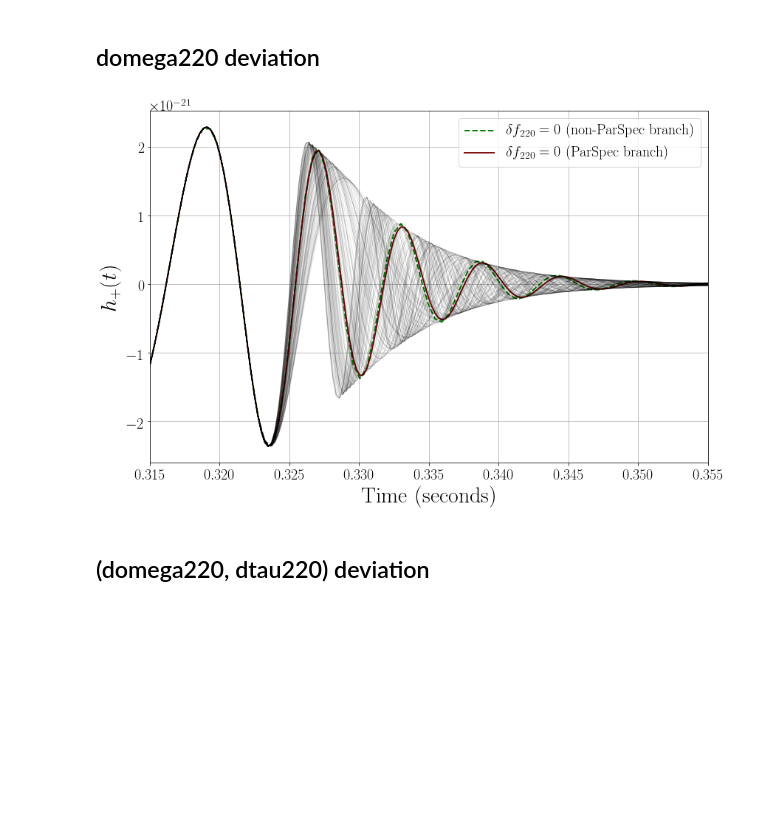
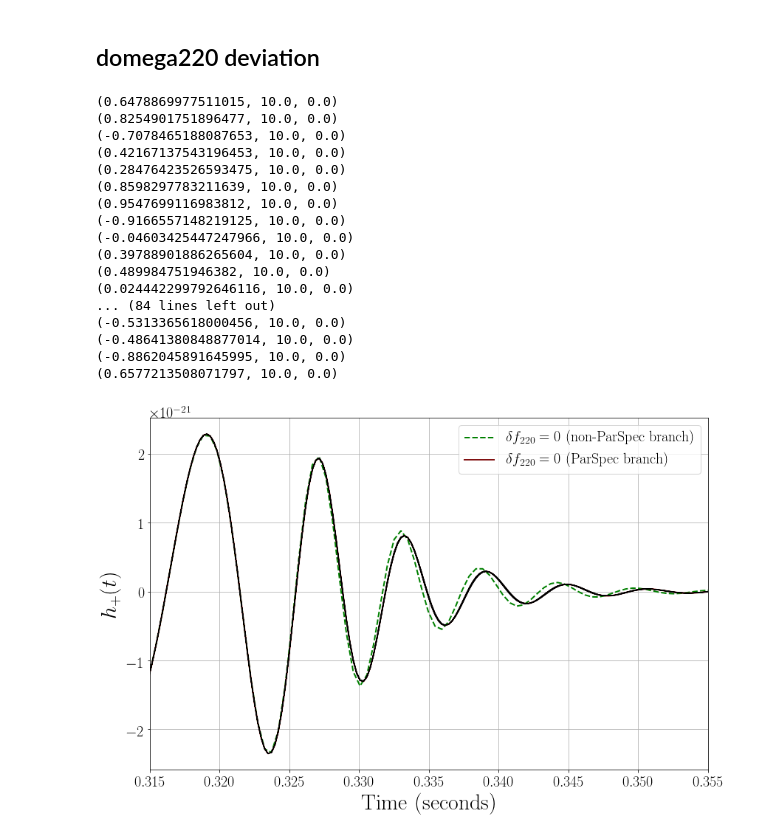
Before and after one commit to abhirup-ghosh/spinqnm, a Jupyter notebook: notebooks/generate_parspec_waveforms.ipynb, the cells around one changed output. Saved outputs shown, nothing was run; the diff lists cells and outputs as text; code cells hidden in the pictures; blank space fills up the shorter version.

```diff
--- a/notebooks/generate_parspec_waveforms.ipynb
+++ b/notebooks/generate_parspec_waveforms.ipynb
@@ -21,38 +16,44 @@ m2 = 50.0*lal.MSUN_SI
 phi_c = 0.
 f_start22 = 20. #Frequency of the 22 mode at which the signal starts
 distance = 500e6*lal.PC_SI
+z = 0.01
 spin1_z = 0.00346990177835
 spin2_z =  0.0440040414498
 inclination = 153.95
 deltaT = 1./4096.
-domega220, dtau220 = 0.5, 0.
+domega220, dtau220 = 0., 0.
 domega210, dtau210 = 0., 0.
 domega330, dtau330 = 0., 0.
 domega440, dtau440 = 0., 0.
 domega550, dtau550 = 0., 0.
+alphaNGR = 10.
+pNGR = 2.
 # %% [markdown]
 ## domega220 deviation
 # %%
 fig = plt.figure(figsize=(12,8))
 ax = fig.add_subplot(111)
 
-tnps, hpnps, hcnps = np.genfromtxt("./nonparspec_data.dat", unpack=True)
+# plotting pSEOB (non-parspec) data
+tnps, hpnps, hcnps = np.genfromtxt("../data/parspec_testing/pSEOB.dat", unpack=True)
 ax.plot(tnps, hpnps, color='g', lw=2.0, ls='dashed', label='$\delta f_{220} = 0$ (non-ParSpec branch)')
 
 # plotting no deviation waveform
 domega220 = 0.
 
 paramdict = lal.CreateDict()
-lalsimulation.SimInspiralWaveformParamsInsertDOmega220(paramdict, domega220)
-lalsimulation.SimInspiralWaveformParamsInsertDTau220(paramdict, dtau220)
-lalsimulation.SimInspiralWaveformParamsInsertDOmega210(paramdict, domega210)
-lalsimulation.SimInspiralWaveformParamsInsertDTau210(paramdict, dtau210)
-lalsimulation.SimInspiralWaveformParamsInsertDOmega330(paramdict, domega330)
-lalsimulation.SimInspiralWaveformParamsInsertDTau330(paramdict, dtau330)
-lalsimulation.SimInspiralWaveformParamsInsertDOmega440(paramdict, domega440)
-lalsimulation.SimInspiralWaveformParamsInsertDTau440(paramdict, dtau440)
-lalsimulation.SimInspiralWaveformParamsInsertDOmega550(paramdict, domega550)
-lalsimulation.SimInspiralWaveformParamsInsertDTau550(paramdict, dtau550)
+lalsimulation.SimInspiralWaveformParamsInsertDOmega220(paramdict, 0)
+lalsimulation.SimInspiralWaveformParamsInsertDTau220(paramdict, 0)
+lalsimulation.SimInspiralWaveformParamsInsertDOmega210(paramdict, 0)
+lalsimulation.SimInspiralWaveformParamsInsertDTau210(paramdict, 0)
+lalsimulation.SimInspiralWaveformParamsInsertDOmega330(paramdict, 0)
+lalsimulation.SimInspiralWaveformParamsInsertDTau330(paramdict, 0)
+lalsimulation.SimInspiralWaveformParamsInsertDOmega440(paramdict, 0)
+lalsimulation.SimInspiralWaveformParamsInsertDTau440(paramdict, 0)
+lalsimulation.SimInspiralWaveformParamsInsertDOmega550(paramdict, 0)
+lalsimulation.SimInspiralWaveformParamsInsertDTau550(paramdict, 0)
+lalsimulation.SimInspiralWaveformParamsInsertAlphaNGR(paramdict, 1)
+lalsimulation.SimInspiralWaveformParamsInsertPNGR(paramdict, 0)
 
 hp, hc =  lalsimulation.SimInspiralChooseTDWaveform(m1, m2,  0., 0., spin1_z, 0., 0., spin2_z, distance, inclination, phi_c, 0., 0., 0., deltaT, f_start22, f_start22, paramdict, lalsimulation.SEOBNRv4HM)
 h = hp.data.data - 1j*hc.data.data
@@ -67,39 +68,58 @@ ax.plot(time_array, hp.data.data, color='#811112', lw=2.0, label='$\delta f_{220
 for idx in range(100):
 
     domega220 = np.random.rand()*2. - 1.
+    print(domega220, alphaNGR, dtau220)
+    #alphaNGR = np.random.rand()*10000.
 
     paramdict = lal.CreateDict()
     lalsimulation.SimInspiralWaveformParamsInsertDOmega220(paramdict, domega220)
     lalsimulation.SimInspiralWaveformParamsInsertDTau220(paramdict, dtau220)
     lalsimulation.SimInspiralWaveformParamsInsertDOmega210(paramdict, domega210)
     lalsimulation.SimInspiralWaveformParamsInsertDTau210(paramdict, dtau210)
     lalsimulation.SimInspiralWaveformParamsInsertDOmega330(paramdict, domega330)
     lalsimulation.SimInspiralWaveformParamsInsertDTau330(paramdict, dtau330)
     lalsimulation.SimInspiralWaveformParamsInsertDOmega440(paramdict, domega440)
     lalsimulation.SimInspiralWaveformParamsInsertDTau440(paramdict, dtau440)
     lalsimulation.SimInspiralWaveformParamsInsertDOmega550(paramdict, domega550)
     lalsimulation.SimInspiralWaveformParamsInsertDTau550(paramdict, dtau550)
+    lalsimulation.SimInspiralWaveformParamsInsertAlphaNGR(paramdict, alphaNGR)
+    lalsimulation.SimInspiralWaveformParamsInsertPNGR(paramdict, pNGR)
 
     hp, hc =  lalsimulation.SimInspiralChooseTDWaveform(m1, m2,  0., 0., spin1_z, 0., 0., spin2_z, distance, inclination, phi_c, 0., 0., 0., deltaT, f_start22, f_start22, paramdict, lalsimulation.SEOBNRv4HM)
     h = hp.data.data - 1j*hc.data.data
     time_array = np.arange(0,len(h)*deltaT,deltaT)
 
     ampoft = np.abs(h)
     phioft = np.unwrap(np.angle(h))
     Foft = np.gradient(phioft)/np.gradient(time_array)/(2*np.pi)
 
     ax.plot(time_array, hp.data.data, color='k', lw=1.0, alpha=0.1)
 
 plt.xlabel('Time (seconds)')
 plt.ylabel('$h_+(t)$')
 
 plt.legend(loc='best', fontsize=20)
 plt.xlim([0.315, 0.355])
 plt.grid()
 #plt.show()
 plt.tight_layout()
-plt.savefig('../plots/parspec/waveform_domega220.png')
+#plt.savefig('../plots/parspec/waveform_domega220_general.png')
 # %% [output]
+(0.6478869977511015, 10.0, 0.0)
+(0.8254901751896477, 10.0, 0.0)
+(-0.7078465188087653, 10.0, 0.0)
+(0.42167137543196453, 10.0, 0.0)
+(0.28476423526593475, 10.0, 0.0)
+(0.8598297783211639, 10.0, 0.0)
+(0.9547699116983812, 10.0, 0.0)
+(-0.9166557148219125, 10.0, 0.0)
+(-0.04603425447247966, 10.0, 0.0)
+(0.39788901886265604, 10.0, 0.0)
+(0.489984751946382, 10.0, 0.0)
+(0.024442299792646116, 10.0, 0.0)
+... (84 lines left out)
+(-0.5313365618000456, 10.0, 0.0)
+(-0.48641380848877014, 10.0, 0.0)
+(-0.8862045891645995, 10.0, 0.0)
+(0.6577213508071797, 10.0, 0.0)
-[figure, old version]
+[figure, new version]
-# %% [markdown]
-## (domega220, dtau220) deviation
```
Also changed, not shown: parts of 2 cells of this notebook, 6 other files.
